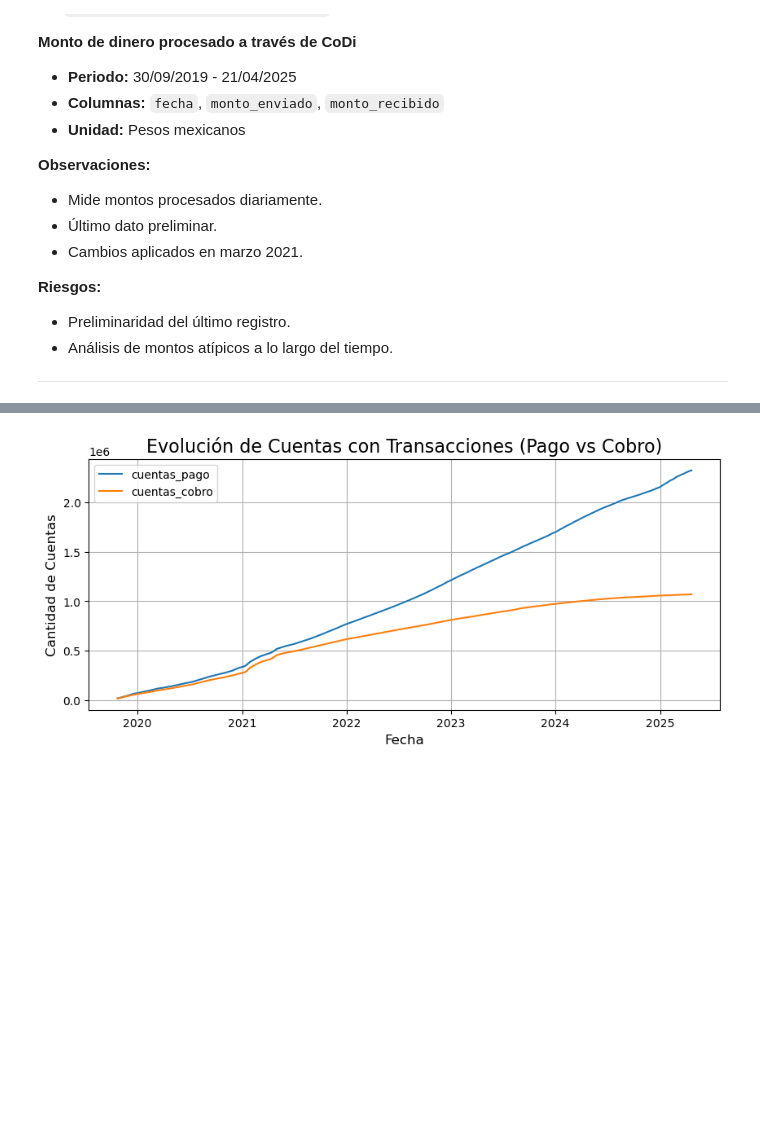
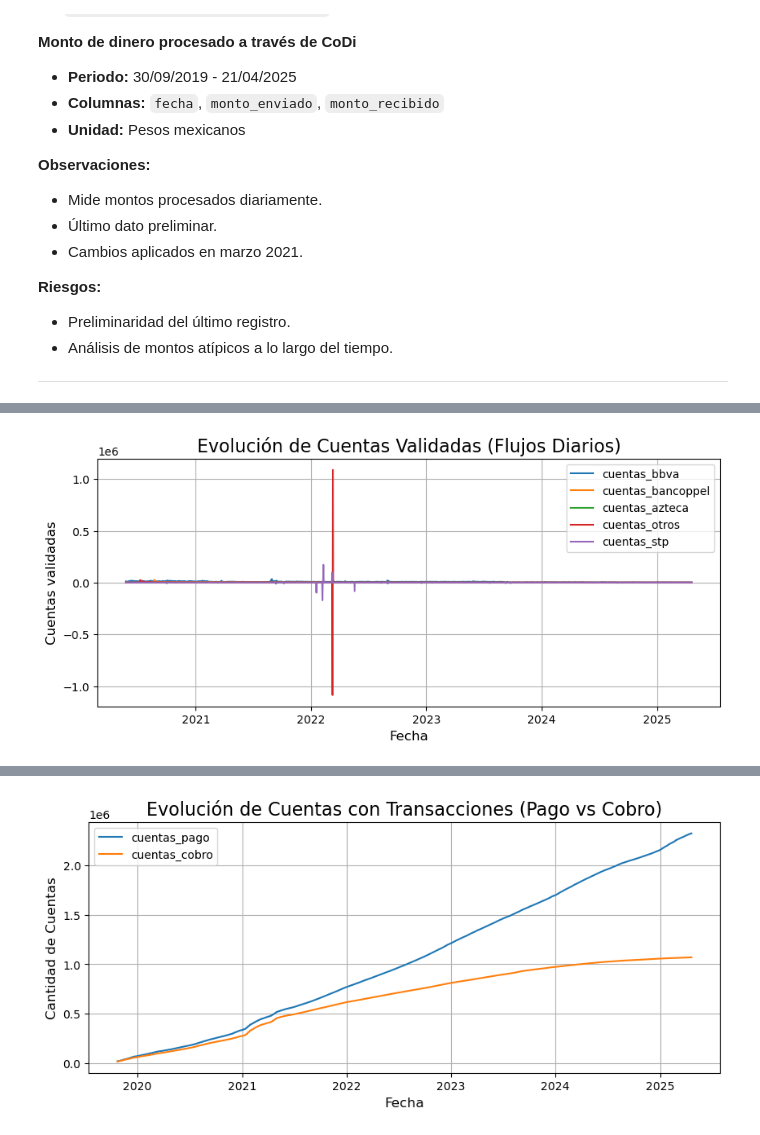
Before and after one commit to gerardorochabenigno/FinalLineales, a Jupyter notebook: cleaning_data.ipynb, the cells around one changed output, grey strips where cells are left out. Saved outputs shown, nothing was run; the diff lists cells and outputs as text; code cells hidden in the pictures; blank space fills up the shorter version.

```diff
--- a/cleaning_data.ipynb
+++ b/cleaning_data.ipynb
@@ -557,3 +553,12 @@ KeyboardInterrupt:
+# %%
+plot_evolucion(
+    df_cuentas_validadas,
+    columnas=['cuentas_bbva', 'cuentas_bancoppel', 'cuentas_azteca','cuentas_otros', 'cuentas_stp'],
+    titulo="Evolución de Cuentas Validadas (Flujos Diarios)",
+    ylabel="Cuentas validadas"
+)
+# %% [output]
+[figure, added]
 # %%
 plot_evolucion(
     df_cuentas_validadas,
```
Also changed, not shown: parts of 15 cells of this notebook, 4 other files.
